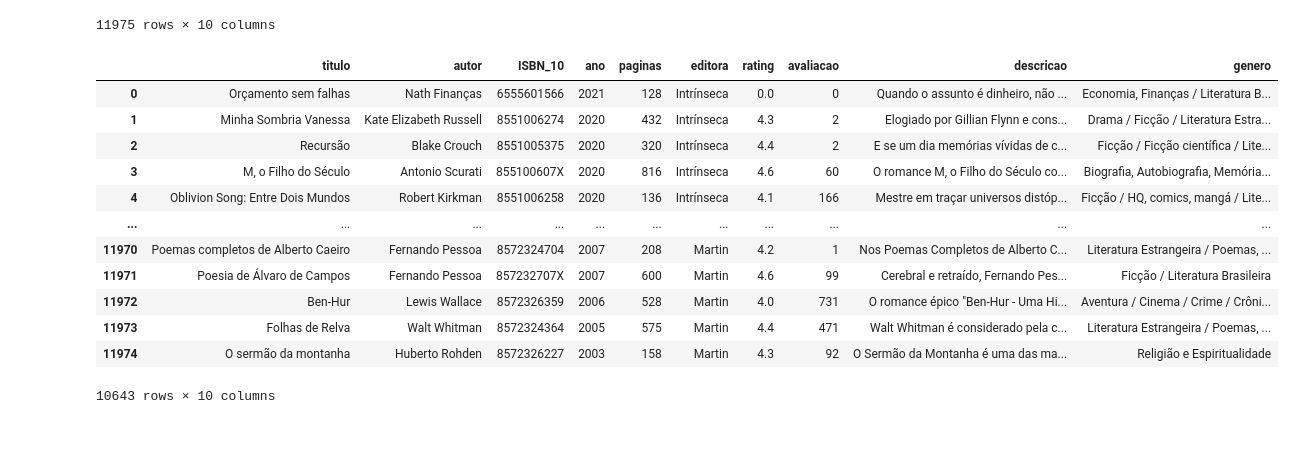
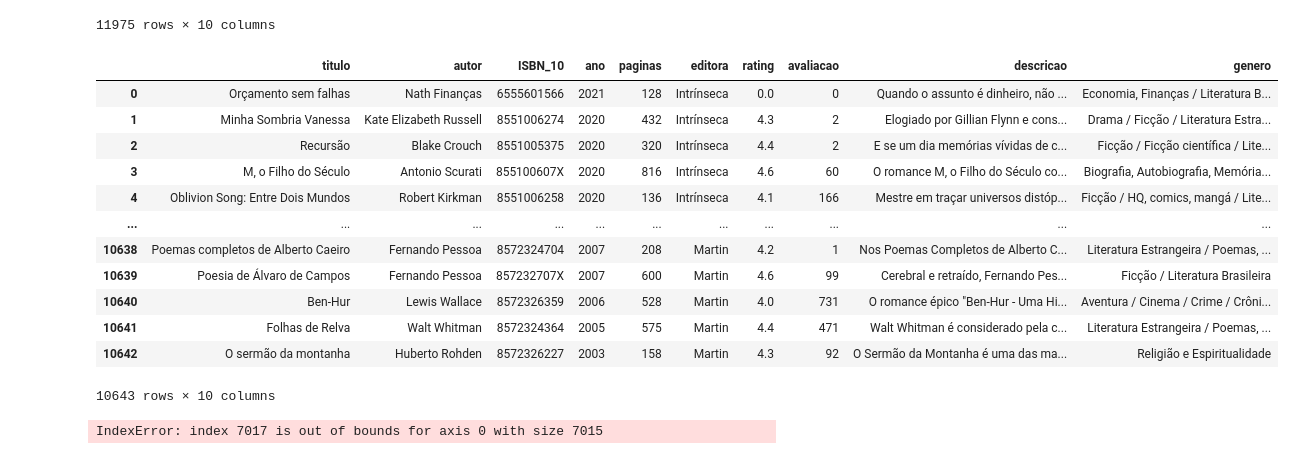
Before and after one commit to ATHEN4S/library, a Jupyter notebook: data_cleaning.ipynb, the cells around one changed output. Cells and saved outputs as stored; diff of their text form; code cells hidden in the pictures.

Commit message:
Erros Consertados, talvez, vocês podem testar, ficaram 7015 linhas no total ----> Tratamento do arquivo csv da biblioteca

```diff
--- a/data_cleaning.ipynb
+++ b/data_cleaning.ipynb
@@ -38,32 +38,39 @@ df
 11975 rows × 10 columns
 # %%
 df = df.dropna(axis=0)
+df = df.reset_index()
-# %%
-count = 0
-linha = 0
-for i in df['genero']:
-    for j in i:
-        if j == "/":
-            count += 1
-        if len(j) < 20:
-            count += 1
-    if count == 0:
-        df.drop(df.index[linha], axis=0, inplace=True)
-    count = 0
-    linha += 1
+# %%
+del df['index']
+df
+# %% [output]
+|  | titulo | autor | ISBN_10 | ano | paginas | editora | rating | avaliacao | descricao | genero |
+| 0 | Orçamento sem falhas | Nath Finanças | 6555601566 | 2021 | 128 | Intrínseca | 0.0 | 0 | Quando o assunto é dinheiro, não ... | Economia, Finanças / Literatura B... |
+| 1 | Minha Sombria Vanessa | Kate Elizabeth Russell | 8551006274 | 2020 | 432 | Intrínseca | 4.3 | 2 | Elogiado por Gillian Flynn e cons... | Drama / Ficção / Literatura Estra... |
+| 2 | Recursão | Blake Crouch | 8551005375 | 2020 | 320 | Intrínseca | 4.4 | 2 | E se um dia memórias vívidas de c... | Ficção / Ficção científica / Lite... |
+| 3 | M, o Filho do Século | Antonio Scurati | 855100607X | 2020 | 816 | Intrínseca | 4.6 | 60 | O romance M, o Filho do Século co... | Biografia, Autobiografia, Memória... |
+| 4 | Oblivion Song: Entre Dois Mundos | Robert Kirkman | 8551006258 | 2020 | 136 | Intrínseca | 4.1 | 166 | Mestre em traçar universos distóp... | Ficção / HQ, comics, mangá / Lite... |
+| ... | ... | ... | ... | ... | ... | ... | ... | ... | ... | ... |
+| 10638 | Poemas completos de Alberto Caeiro | Fernando Pessoa | 8572324704 | 2007 | 208 | Martin | 4.2 | 1 | Nos Poemas Completos de Alberto C... | Literatura Estrangeira / Poemas, ... |
+| 10639 | Poesia de Álvaro de Campos | Fernando Pessoa | 857232707X | 2007 | 600 | Martin | 4.6 | 99 | Cerebral e retraído, Fernando Pes... | Ficção / Literatura Brasileira |
+| 10640 | Ben-Hur | Lewis Wallace | 8572326359 | 2006 | 528 | Martin | 4.0 | 731 | O romance épico "Ben-Hur - Uma Hi... | Aventura / Cinema / Crime / Crôni... |
+| 10641 | Folhas de Relva | Walt Whitman | 8572324364 | 2005 | 575 | Martin | 4.4 | 471 | Walt Whitman é considerado pela c... | Literatura Estrangeira / Poemas, ... |
+| 10642 | O sermão da montanha | Huberto Rohden | 8572326227 | 2003 | 158 | Martin | 4.3 | 92 | O Sermão da Montanha é uma das ma... | Religião e Espiritualidade |
+10643 rows × 10 columns
 # %%
-df
+livro = 0
+genero = False
+
+for frase in df['genero']:
+    for letra in frase:
+        if letra == "/":
+            genero = True
+
+    if genero == False:
+        df.drop(df.index[livro],axis = 0,inplace = True)
+
+    livro += 1
+    genero = False
+    df = df.reset_index()
+    del df['index']
 # %% [output]
-|  | titulo | autor | ISBN_10 | ano | paginas | editora | rating | avaliacao | descricao | genero |
-| 0 | Orçamento sem falhas | Nath Finanças | 6555601566 | 2021 | 128 | Intrínseca | 0.0 | 0 | Quando o assunto é dinheiro, não ... | Economia, Finanças / Literatura B... |
-| 1 | Minha Sombria Vanessa | Kate Elizabeth Russell | 8551006274 | 2020 | 432 | Intrínseca | 4.3 | 2 | Elogiado por Gillian Flynn e cons... | Drama / Ficção / Literatura Estra... |
-| 2 | Recursão | Blake Crouch | 8551005375 | 2020 | 320 | Intrínseca | 4.4 | 2 | E se um dia memórias vívidas de c... | Ficção / Ficção científica / Lite... |
-| 3 | M, o Filho do Século | Antonio Scurati | 855100607X | 2020 | 816 | Intrínseca | 4.6 | 60 | O romance M, o Filho do Século co... | Biografia, Autobiografia, Memória... |
-| 4 | Oblivion Song: Entre Dois Mundos | Robert Kirkman | 8551006258 | 2020 | 136 | Intrínseca | 4.1 | 166 | Mestre em traçar universos distóp... | Ficção / HQ, comics, mangá / Lite... |
-| ... | ... | ... | ... | ... | ... | ... | ... | ... | ... | ... |
-| 11970 | Poemas completos de Alberto Caeiro | Fernando Pessoa | 8572324704 | 2007 | 208 | Martin | 4.2 | 1 | Nos Poemas Completos de Alberto C... | Literatura Estrangeira / Poemas, ... |
-| 11971 | Poesia de Álvaro de Campos | Fernando Pessoa | 857232707X | 2007 | 600 | Martin | 4.6 | 99 | Cerebral e retraído, Fernando Pes... | Ficção / Literatura Brasileira |
-| 11972 | Ben-Hur | Lewis Wallace | 8572326359 | 2006 | 528 | Martin | 4.0 | 731 | O romance épico "Ben-Hur - Uma Hi... | Aventura / Cinema / Crime / Crôni... |
-| 11973 | Folhas de Relva | Walt Whitman | 8572324364 | 2005 | 575 | Martin | 4.4 | 471 | Walt Whitman é considerado pela c... | Literatura Estrangeira / Poemas, ... |
-| 11974 | O sermão da montanha | Huberto Rohden | 8572326227 | 2003 | 158 | Martin | 4.3 | 92 | O Sermão da Montanha é uma das ma... | Religião e Espiritualidade |
-10643 rows × 10 columns
+IndexError: index 7017 is out of bounds for axis 0 with size 7015
```
Also changed, not shown: parts of 1 cell of this notebook.
